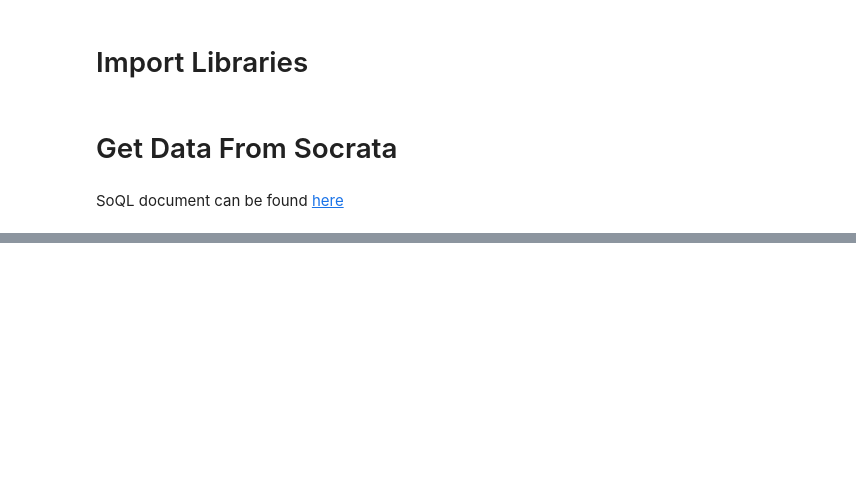
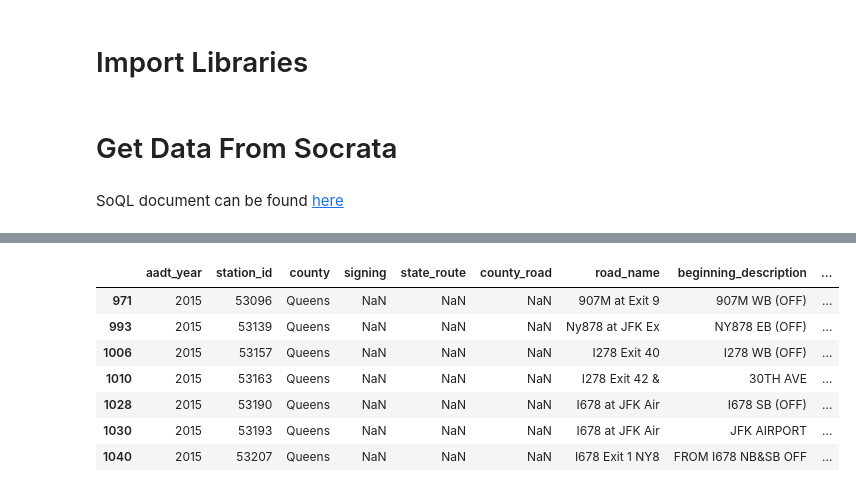
Before and after one commit to henrychan1862/treeNYC, a Jupyter notebook: nyc_open.ipynb, the cells around one changed output, grey strips where cells are left out. Saved outputs shown, nothing was run; the diff lists cells and outputs as text; code cells hidden in the pictures; blank space fills up the shorter version.

```diff
--- a/nyc_open.ipynb
+++ b/nyc_open.ipynb
@@ -99,0 +164,11 @@ Data columns (total 14 columns):
+# %%
+traffic.query('bridge == "Y" & ramp == "Y"')
+# %% [output]
+|  | aadt_year | station_id | county | signing | state_route | county_road | road_name | beginning_description | ... |
+| 971 | 2015 | 53096 | Queens | NaN | NaN | NaN | 907M at Exit 9 | 907M WB (OFF) | ... |
+| 993 | 2015 | 53139 | Queens | NaN | NaN | NaN | Ny878 at JFK Ex | NY878 EB (OFF) | ... |
+| 1006 | 2015 | 53157 | Queens | NaN | NaN | NaN | I278 Exit 40 | I278 WB (OFF) | ... |
+| 1010 | 2015 | 53163 | Queens | NaN | NaN | NaN | I278 Exit 42 & | 30TH AVE | ... |
+| 1028 | 2015 | 53190 | Queens | NaN | NaN | NaN | I678 at JFK Air | I678 SB (OFF) | ... |
+| 1030 | 2015 | 53193 | Queens | NaN | NaN | NaN | I678 at JFK Air | JFK AIRPORT | ... |
+| 1040 | 2015 | 53207 | Queens | NaN | NaN | NaN | I678 Exit 1 NY8 | FROM I678 NB&SB OFF | ... |
```
Also changed, not shown: parts of 21 cells of this notebook.
